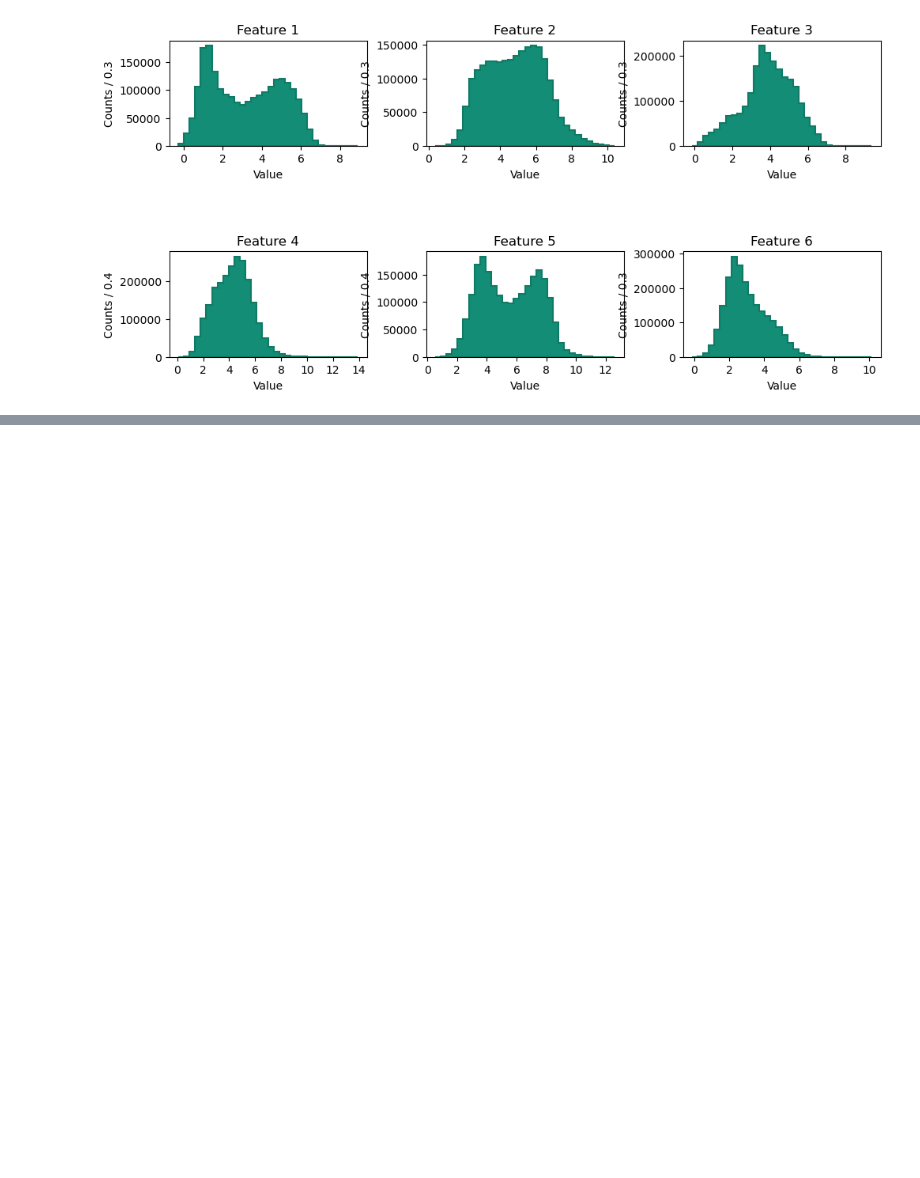
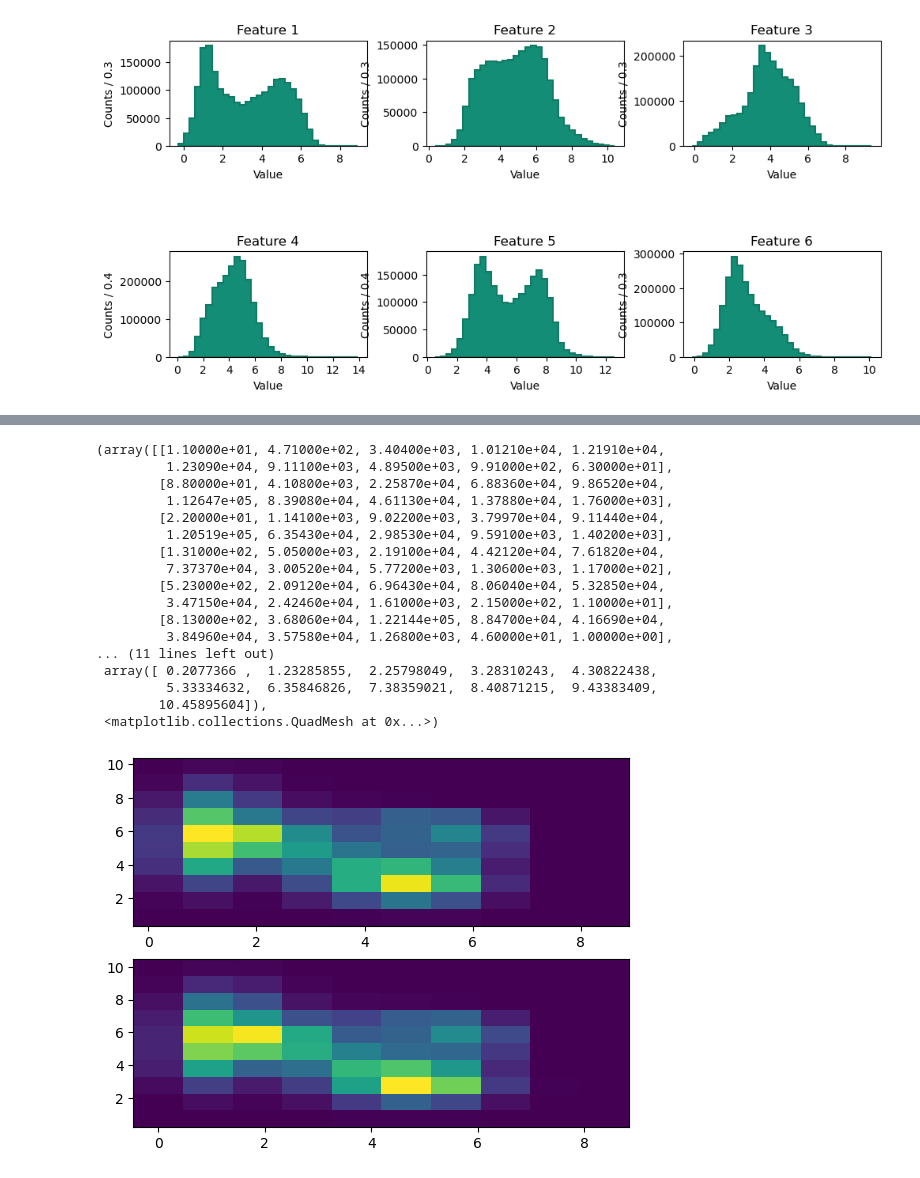
Before and after one commit to javivilladamigo/euclidean-multijet, a Jupyter notebook: python/analysis/fitting-activations_1Dmarginals.ipynb, the cells around one changed output, grey strips where cells are left out. Saved outputs shown, nothing was run; the diff lists cells and outputs as text; code cells hidden in the pictures; blank space fills up the shorter version.

```diff
--- a/python/analysis/fitting-activations_1Dmarginals.ipynb
+++ b/python/analysis/fitting-activations_1Dmarginals.ipynb
@@ -176,0 +206,23 @@ plt.hist(sampled_values, bins = b, color = "red", density = False, alpha = 0.2)
+# %%
+fig, ax = plt.subplots(2)
+ax[0].hist2d(z[:,0,0], z[:,1,0])
+ax[1].hist2d(sampled_data[:,0,0], sampled_data[:,1,0])
+# %% [output]
+(array([[1.10000e+01, 4.71000e+02, 3.40400e+03, 1.01210e+04, 1.21910e+04,
+         1.23090e+04, 9.11100e+03, 4.89500e+03, 9.91000e+02, 6.30000e+01],
+        [8.80000e+01, 4.10800e+03, 2.25870e+04, 6.88360e+04, 9.86520e+04,
+         1.12647e+05, 8.39080e+04, 4.61130e+04, 1.37880e+04, 1.76000e+03],
+        [2.20000e+01, 1.14100e+03, 9.02200e+03, 3.79970e+04, 9.11440e+04,
+         1.20519e+05, 6.35430e+04, 2.98530e+04, 9.59100e+03, 1.40200e+03],
+        [1.31000e+02, 5.05000e+03, 2.19100e+04, 4.42120e+04, 7.61820e+04,
+         7.37370e+04, 3.00520e+04, 5.77200e+03, 1.30600e+03, 1.17000e+02],
+        [5.23000e+02, 2.09120e+04, 6.96430e+04, 8.06040e+04, 5.32850e+04,
+         3.47150e+04, 2.42460e+04, 1.61000e+03, 2.15000e+02, 1.10000e+01],
+        [8.13000e+02, 3.68060e+04, 1.22144e+05, 8.84700e+04, 4.16690e+04,
+         3.84960e+04, 3.57580e+04, 1.26800e+03, 4.60000e+01, 1.00000e+00],
+... (11 lines left out)
+ array([ 0.2077366 ,  1.23285855,  2.25798049,  3.28310243,  4.30822438,
+         5.33334632,  6.35846826,  7.38359021,  8.40871215,  9.43383409,
+        10.45895604]),
+ <matplotlib.collections.QuadMesh at 0x...>)
+[figure, added]
```
Also changed, not shown: parts of 13 cells of this notebook.
